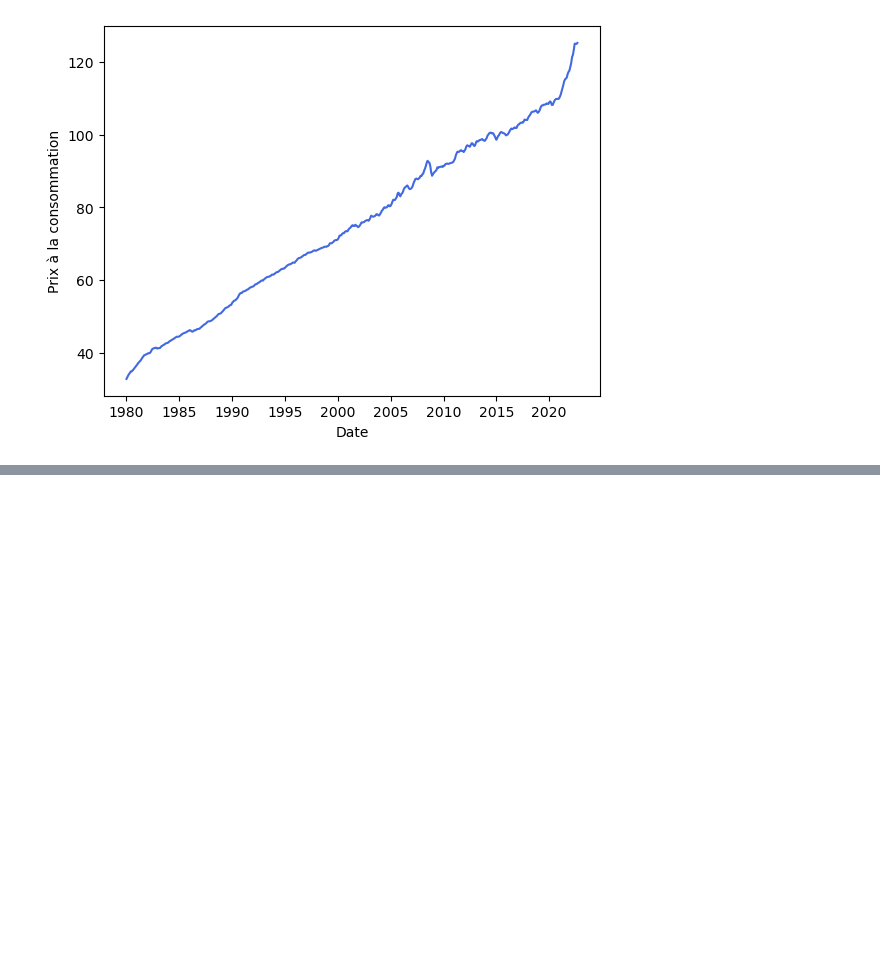
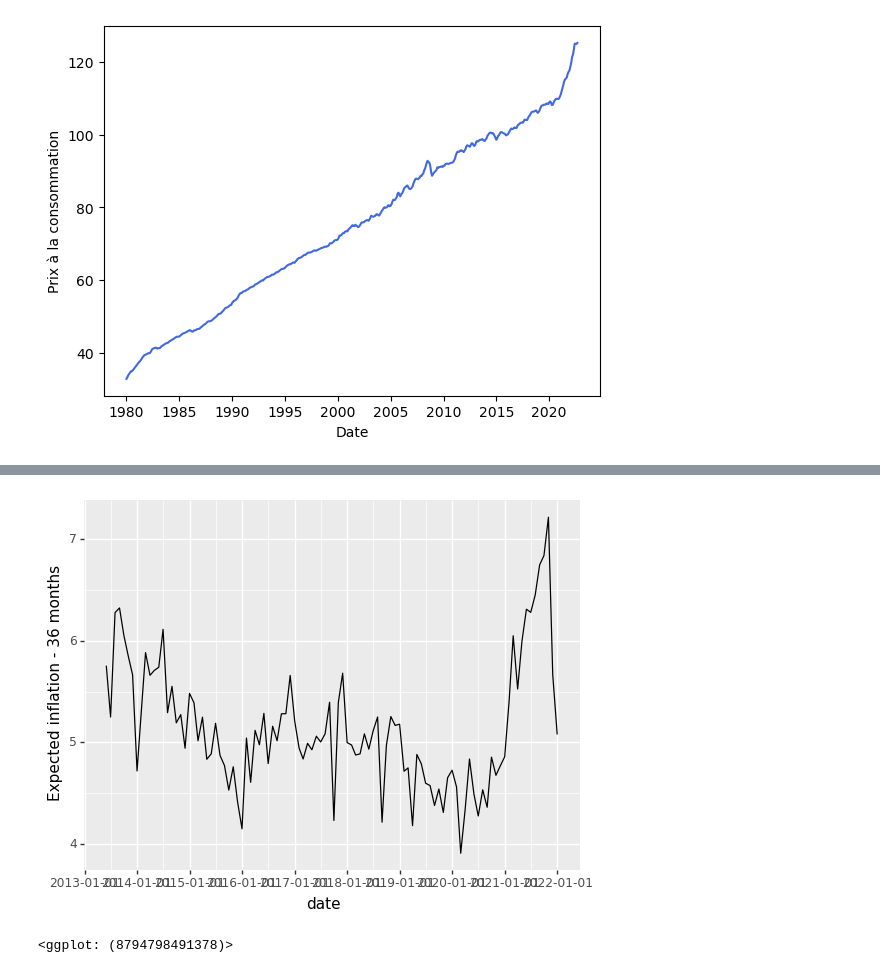
Before and after one commit to Jeremstar/-a-va-pr-dire-l-inflation-s-v-re, a Jupyter notebook: Copie_de_notebook_initial.ipynb, the cells around one changed output, grey strips where cells are left out. Cells and saved outputs as stored; diff of their text form; code cells hidden in the pictures; blank space fills up the shorter version.

```diff
--- a/Copie_de_notebook_initial.ipynb
+++ b/Copie_de_notebook_initial.ipynb
@@ -176,0 +204,8 @@ Enq_tot = pd.read_excel('https://www.dropbox.com/scl/fi/4hik9gqgym2dvkz5f9xxu/St
+# %%
+anticipation_mid_pond = (Enq_tot.groupby('date')
+                           .agg({'Q9bv2part2':'mean','weight':'mean'})
+                           .rename(columns={'Q8v2part2':'name'}))
+# %%
+anticipation_mid_pond = anticipation_mid_pond.reset_index()
+# %%
+anticipation_mid_pond['date'] = pd.to_datetime(anticipation_mid_pond['date'])
@@ -176,0 +218,5 @@ Enq_tot = pd.read_excel('https://www.dropbox.com/scl/fi/4hik9gqgym2dvkz5f9xxu/St
+# %%
+(ggplot(anticipation_mid_pond) + geom_line(aes(x='date', y='Q9bv2part2')) + ylab('Expected inflation - 36 months'))
+# %% [output]
+[figure, added]
+<ggplot: (8794798491378)>
```
Also changed, not shown: parts of 11 cells of this notebook.
